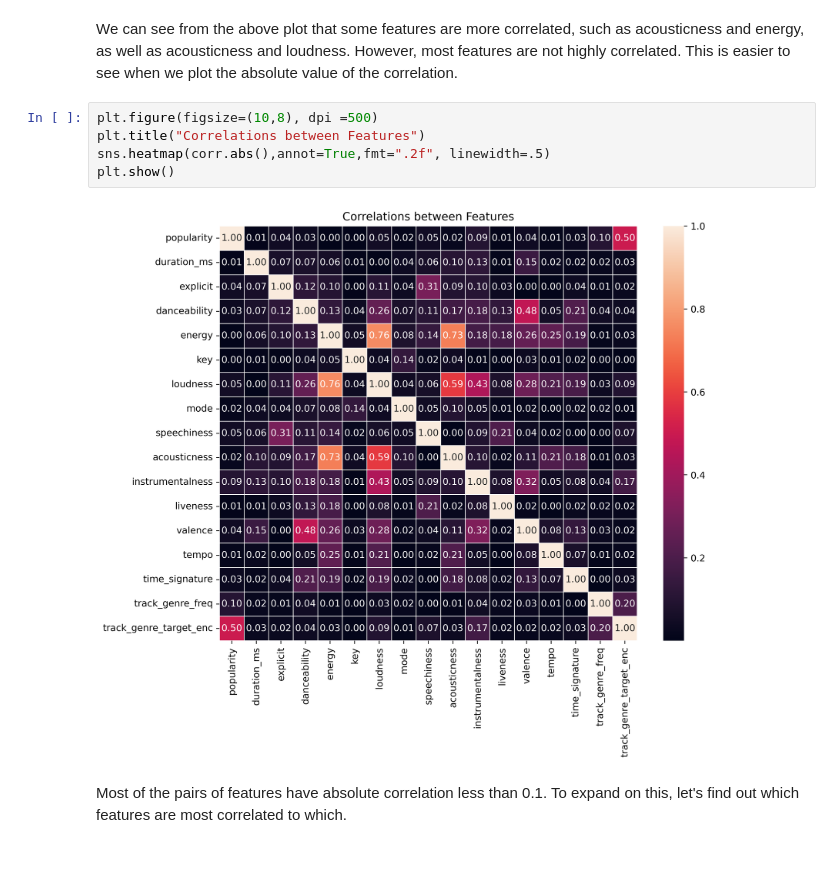
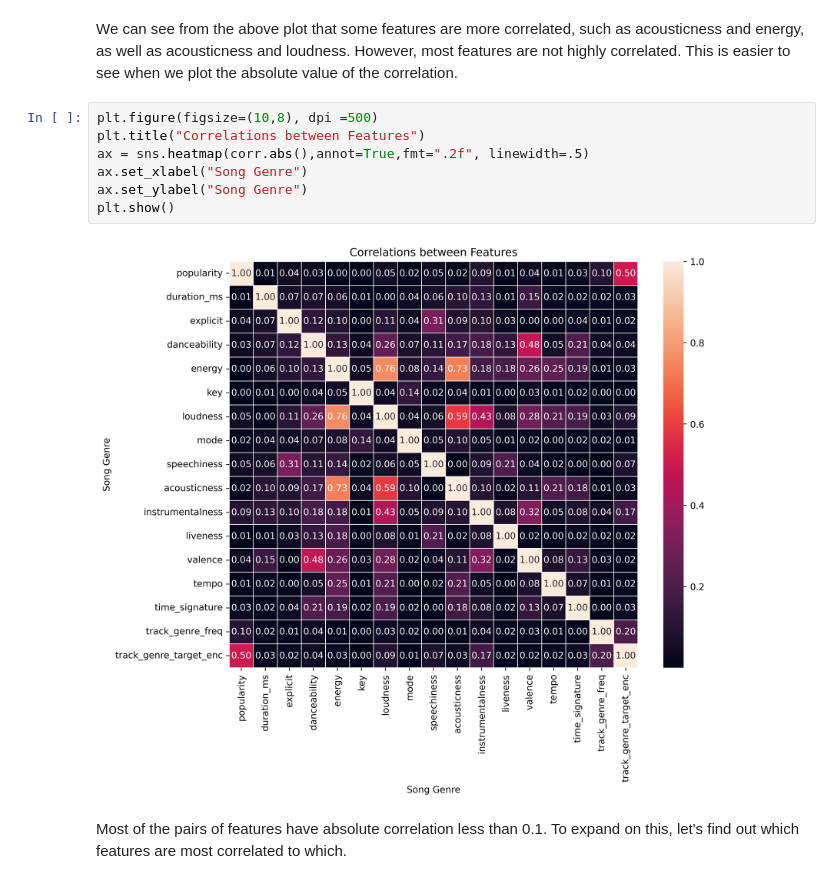
Before and after one commit to NandhuPillai/CMSC320-Final-Project, a Jupyter notebook: Checkpoint_2.ipynb, the cells around one changed output. Saved outputs shown, nothing was run; the diff lists cells and outputs as text.

Commit message:
Added labels to graphs

```diff
--- a/Checkpoint_2.ipynb
+++ b/Checkpoint_2.ipynb
@@ -240,10 +240,12 @@ We can see from the above plot that some features are more correlated, such as a
 # %%
 plt.figure(figsize=(10,8), dpi =500)
 plt.title("Correlations between Features")
-sns.heatmap(corr.abs(),annot=True,fmt=".2f", linewidth=.5)
+ax = sns.heatmap(corr.abs(),annot=True,fmt=".2f", linewidth=.5)
+ax.set_xlabel("Song Genre")
+ax.set_ylabel("Song Genre")
 plt.show()
 # %% [output]
-[figure, old version]
+[figure, new version]
 # %% [markdown]
 Most of the pairs of features have absolute correlation less than 0.1. To expand on this, let's find out which features are most correlated to which.
 # %%
```
